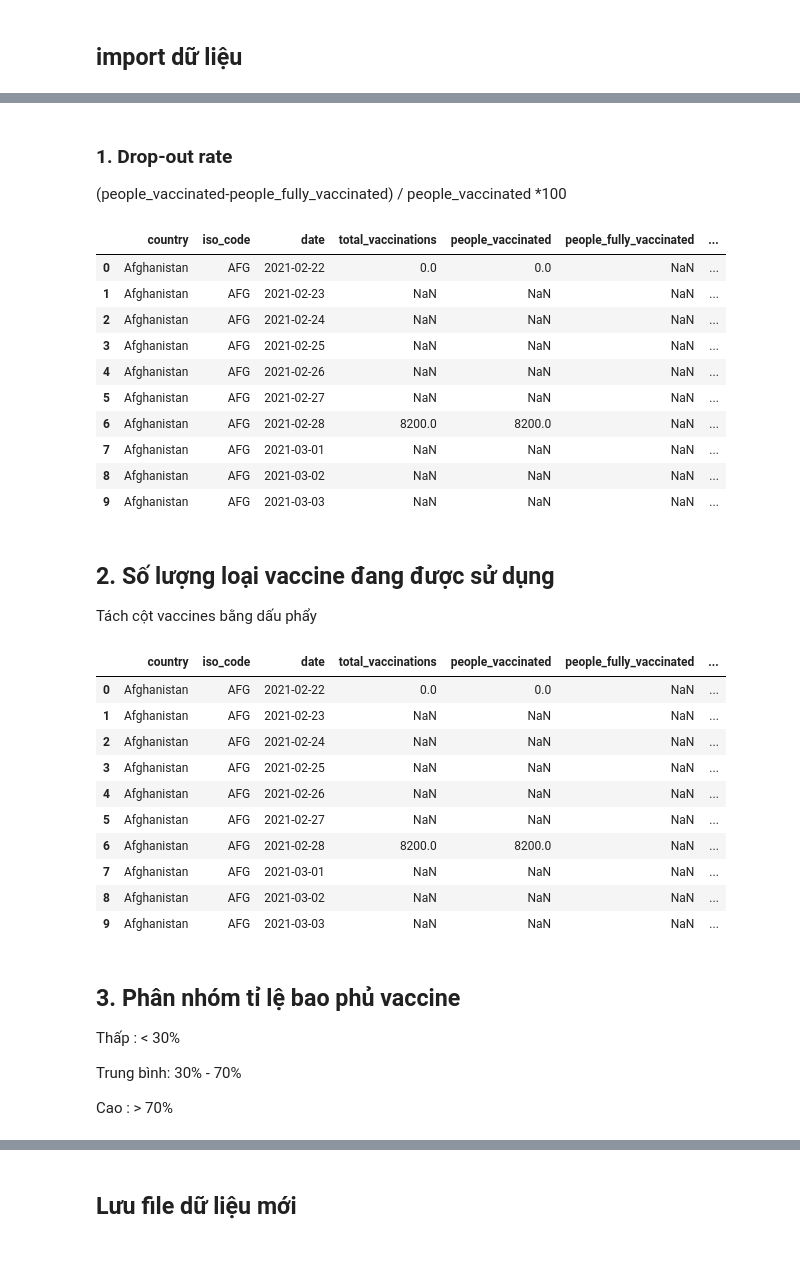
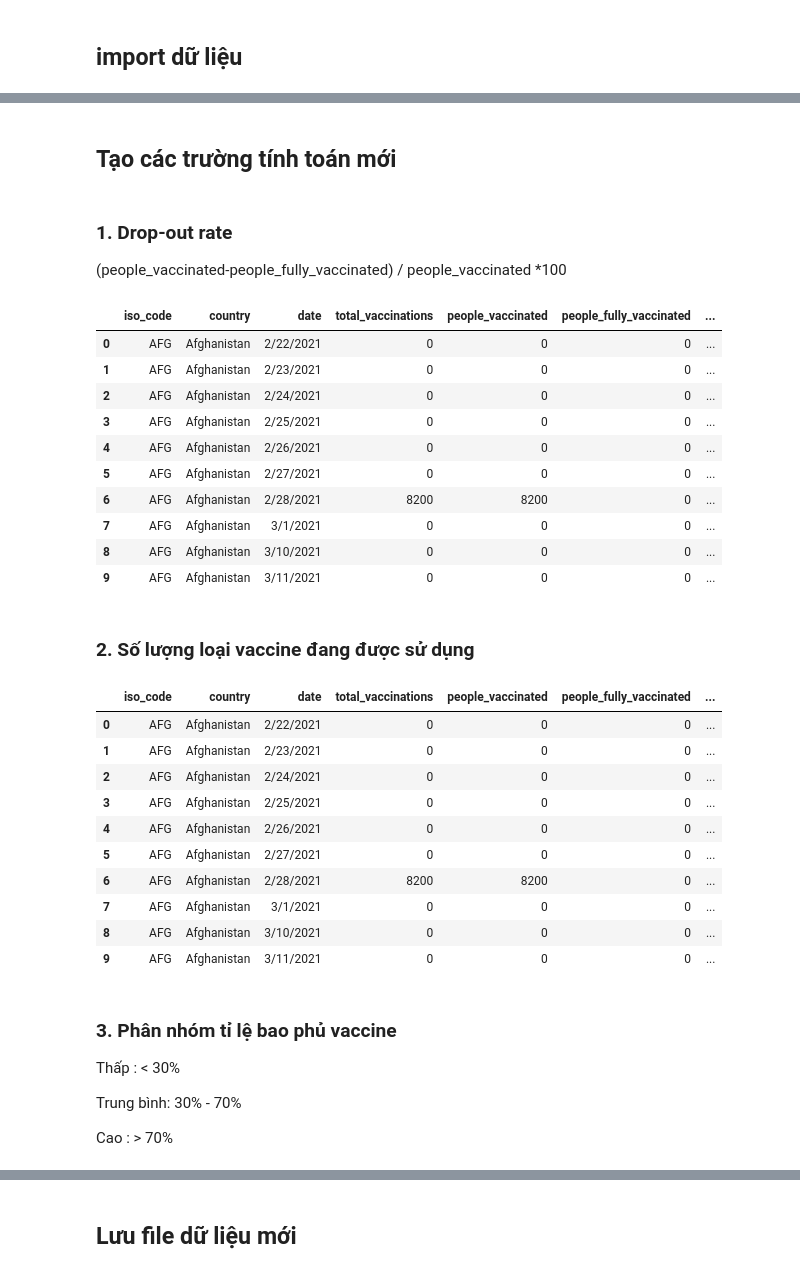
Before and after one commit to zkqqd/covid19-vaccination-progress-viz, a Jupyter notebook: Source/Transform/computational_field.ipynb, the cells around one changed output, grey strips where cells are left out. Drawn from its saved outputs; the diff is of its cells as text; code cells hidden in the pictures.

```diff
--- a/Source/Transform/computational_field.ipynb
+++ b/Source/Transform/computational_field.ipynb
@@ -12,0 +10,3 @@ FileNotFoundError: [Errno 2] No such file or directory: '../../Dataset/data_clea
+# %%
+df=pd.read_csv("../../Dataset/data_cleaned/country_vaccinations_merged.csv",  index_col=0)
+df.head(10)
@@ -13,49 +25,47 @@ FileNotFoundError: [Errno 2] No such file or directory: '../../Dataset/data_clea
+# %% [markdown]
+## Tạo các trường tính toán mới
 # %% [markdown]
 ### 1. Drop-out rate
 (people_vaccinated-people_fully_vaccinated) / people_vaccinated *100
 # %%
 df["dropout_date"]=np.where(
     df["people_vaccinated"]>0,
-    ((df["people_vaccinated"]-df["people_fully_vaccinated"])/df["people_vaccinated"])*100,
-    np.nan
+    ((df["people_vaccinated"]-df["people_fully_vaccinated"])/df["people_vaccinated"])*100,0
 )
 df.head(10)
 # %% [output]
-|  | country | iso_code | date | total_vaccinations | people_vaccinated | people_fully_vaccinated | ... |
-| 0 | Afghanistan | AFG | 2021-02-22 | 0.0 | 0.0 | NaN | ... |
-| 1 | Afghanistan | AFG | 2021-02-23 | NaN | NaN | NaN | ... |
-| 2 | Afghanistan | AFG | 2021-02-24 | NaN | NaN | NaN | ... |
-| 3 | Afghanistan | AFG | 2021-02-25 | NaN | NaN | NaN | ... |
-| 4 | Afghanistan | AFG | 2021-02-26 | NaN | NaN | NaN | ... |
-| 5 | Afghanistan | AFG | 2021-02-27 | NaN | NaN | NaN | ... |
-| 6 | Afghanistan | AFG | 2021-02-28 | 8200.0 | 8200.0 | NaN | ... |
-| 7 | Afghanistan | AFG | 2021-03-01 | NaN | NaN | NaN | ... |
-| 8 | Afghanistan | AFG | 2021-03-02 | NaN | NaN | NaN | ... |
-| 9 | Afghanistan | AFG | 2021-03-03 | NaN | NaN | NaN | ... |
+|  | iso_code | country | date | total_vaccinations | people_vaccinated | people_fully_vaccinated | ... |
+| 0 | AFG | Afghanistan | 2/22/2021 | 0 | 0 | 0 | ... |
+| 1 | AFG | Afghanistan | 2/23/2021 | 0 | 0 | 0 | ... |
+| 2 | AFG | Afghanistan | 2/24/2021 | 0 | 0 | 0 | ... |
+| 3 | AFG | Afghanistan | 2/25/2021 | 0 | 0 | 0 | ... |
+| 4 | AFG | Afghanistan | 2/26/2021 | 0 | 0 | 0 | ... |
+| 5 | AFG | Afghanistan | 2/27/2021 | 0 | 0 | 0 | ... |
+| 6 | AFG | Afghanistan | 2/28/2021 | 8200 | 8200 | 0 | ... |
+| 7 | AFG | Afghanistan | 3/1/2021 | 0 | 0 | 0 | ... |
+| 8 | AFG | Afghanistan | 3/10/2021 | 0 | 0 | 0 | ... |
+| 9 | AFG | Afghanistan | 3/11/2021 | 0 | 0 | 0 | ... |
 # %% [markdown]
-## 2. Số lượng loại vaccine đang được sử dụng
-Tách cột vaccines bằng dấu phẩy
+### 2. Số lượng loại vaccine đang được sử dụng
 # %%
-df["vaccine_count"]=df["vaccines"].apply(
-    lambda x: len(
-        [v.strip() for v in str(x).split(",") if v.strip()]
-    )
+df["vaccine_count"] = df["vaccine_id"].apply(
+    lambda x: len([v for v in str(x).split(",") if v.strip()])
 )
 df.head(10)
 # %% [output]
-|  | country | iso_code | date | total_vaccinations | people_vaccinated | people_fully_vaccinated | ... |
-| 0 | Afghanistan | AFG | 2021-02-22 | 0.0 | 0.0 | NaN | ... |
-| 1 | Afghanistan | AFG | 2021-02-23 | NaN | NaN | NaN | ... |
-| 2 | Afghanistan | AFG | 2021-02-24 | NaN | NaN | NaN | ... |
-| 3 | Afghanistan | AFG | 2021-02-25 | NaN | NaN | NaN | ... |
-| 4 | Afghanistan | AFG | 2021-02-26 | NaN | NaN | NaN | ... |
-| 5 | Afghanistan | AFG | 2021-02-27 | NaN | NaN | NaN | ... |
-| 6 | Afghanistan | AFG | 2021-02-28 | 8200.0 | 8200.0 | NaN | ... |
-| 7 | Afghanistan | AFG | 2021-03-01 | NaN | NaN | NaN | ... |
-| 8 | Afghanistan | AFG | 2021-03-02 | NaN | NaN | NaN | ... |
-| 9 | Afghanistan | AFG | 2021-03-03 | NaN | NaN | NaN | ... |
+|  | iso_code | country | date | total_vaccinations | people_vaccinated | people_fully_vaccinated | ... |
+| 0 | AFG | Afghanistan | 2/22/2021 | 0 | 0 | 0 | ... |
+| 1 | AFG | Afghanistan | 2/23/2021 | 0 | 0 | 0 | ... |
+| 2 | AFG | Afghanistan | 2/24/2021 | 0 | 0 | 0 | ... |
+| 3 | AFG | Afghanistan | 2/25/2021 | 0 | 0 | 0 | ... |
+| 4 | AFG | Afghanistan | 2/26/2021 | 0 | 0 | 0 | ... |
+| 5 | AFG | Afghanistan | 2/27/2021 | 0 | 0 | 0 | ... |
+| 6 | AFG | Afghanistan | 2/28/2021 | 8200 | 8200 | 0 | ... |
+| 7 | AFG | Afghanistan | 3/1/2021 | 0 | 0 | 0 | ... |
+| 8 | AFG | Afghanistan | 3/10/2021 | 0 | 0 | 0 | ... |
+| 9 | AFG | Afghanistan | 3/11/2021 | 0 | 0 | 0 | ... |
 # %% [markdown]
-## 3. Phân nhóm tỉ lệ bao phủ vaccine
+### 3. Phân nhóm tỉ lệ bao phủ vaccine
 Thấp      : < 30%
 
 Trung bình: 30% - 70%
```
Also changed, not shown: parts of 9 cells of this notebook, 4 other files.
